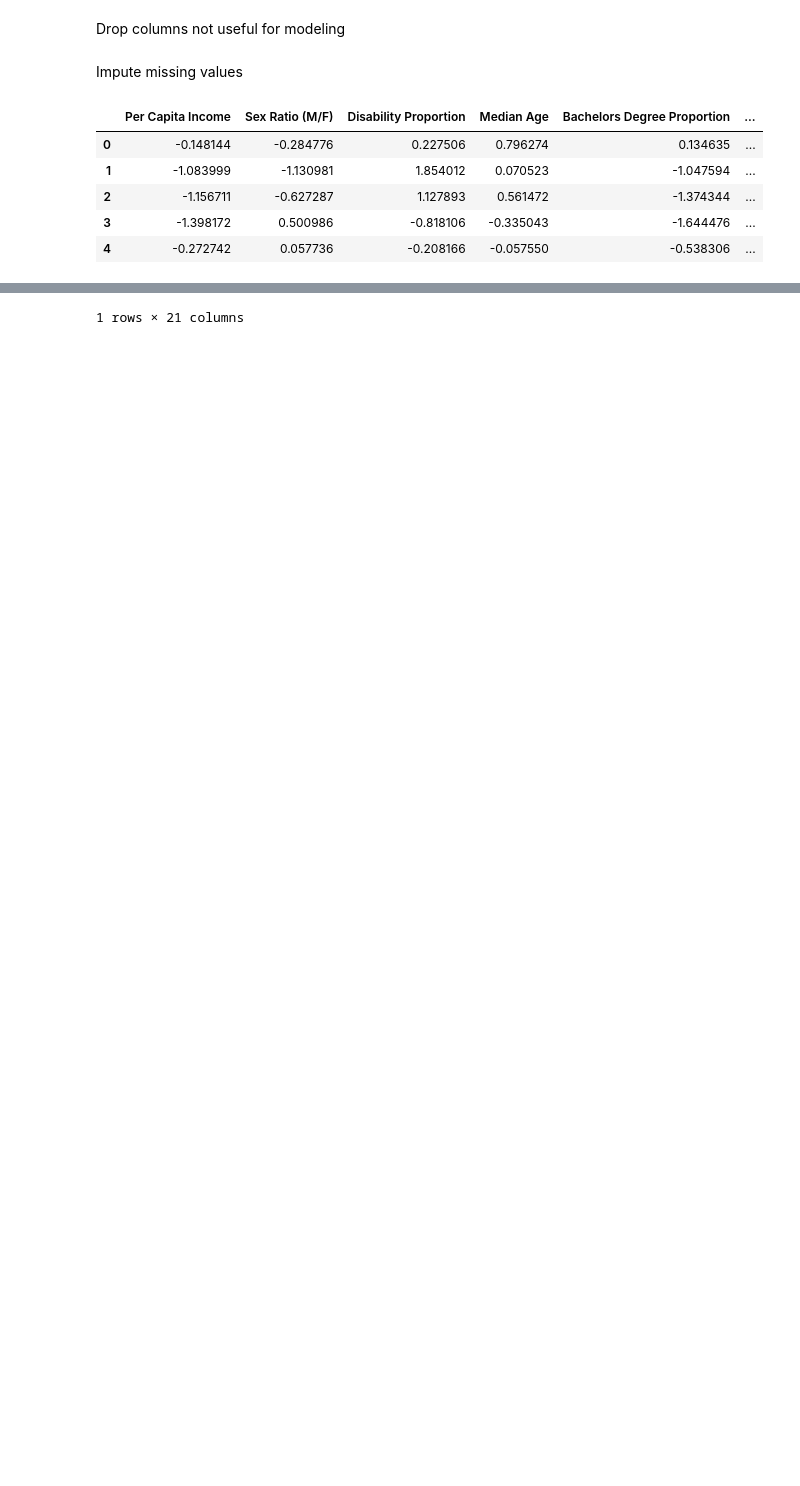
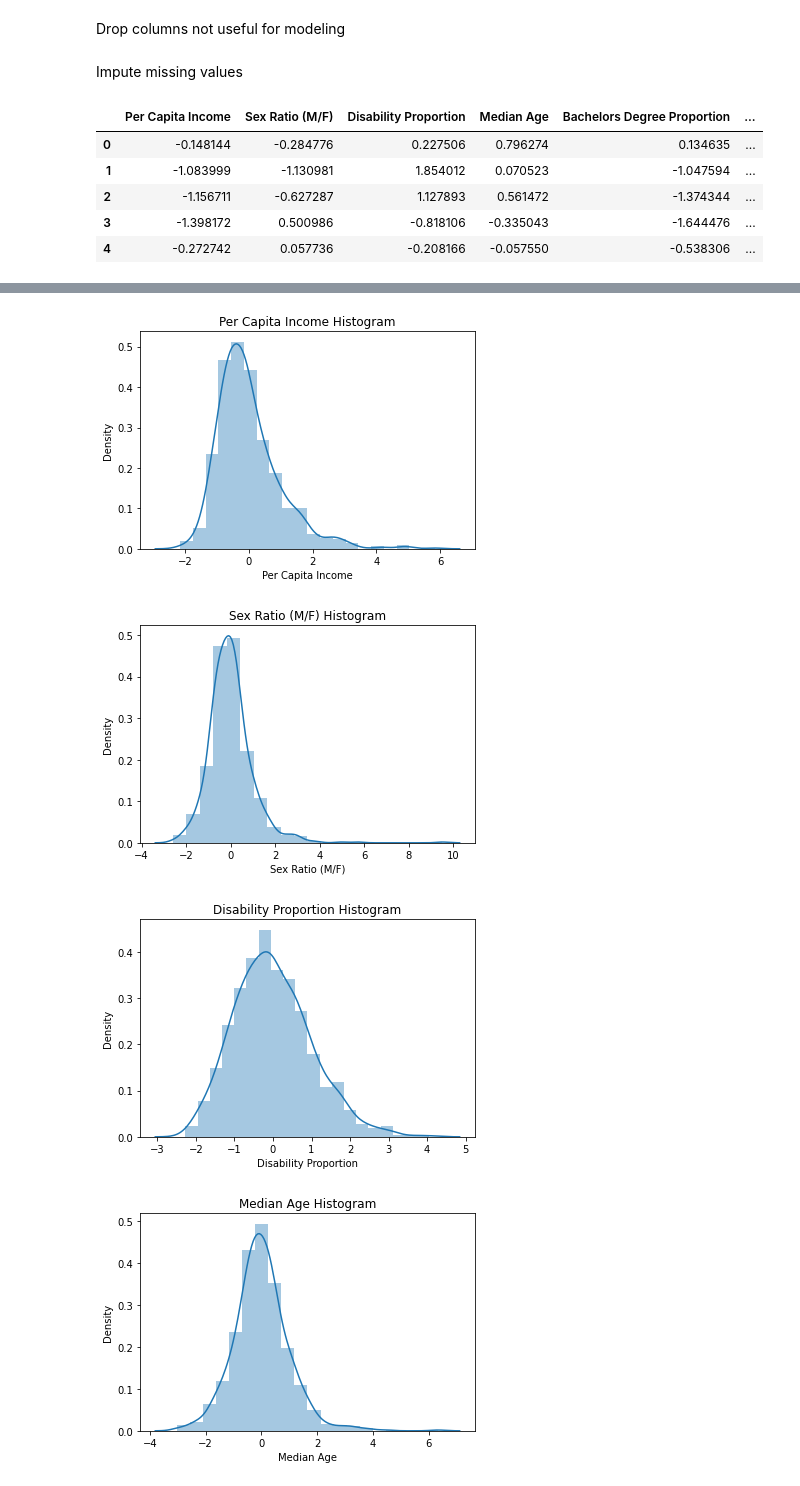
Before and after one commit to blantj/2020_pres_election_regression, a Jupyter notebook: Modeling.ipynb, the cells around one changed output, grey strips where cells are left out. Drawn from its saved outputs; the diff is of its cells as text; code cells hidden in the pictures; blank space fills up the shorter version.

```diff
--- a/Modeling.ipynb
+++ b/Modeling.ipynb
@@ -464,3 +492,6 @@ df.describe()
 # %%
-df[df['Area']==0]
+for col in df.columns:
+    fig, ax = plt.subplots()
+    sns.distplot(df[col], bins=20, ax=ax)
+    ax.set_title(f'{col} Histogram')
 # %% [output]
@@ -469 +498,4 @@ df[df['Area']==0]
-1 rows × 21 columns
+[figure, added]
+[figure, added]
+[figure, added]
+[figure, added]
```
Also changed, not shown: parts of 34 cells of this notebook.
